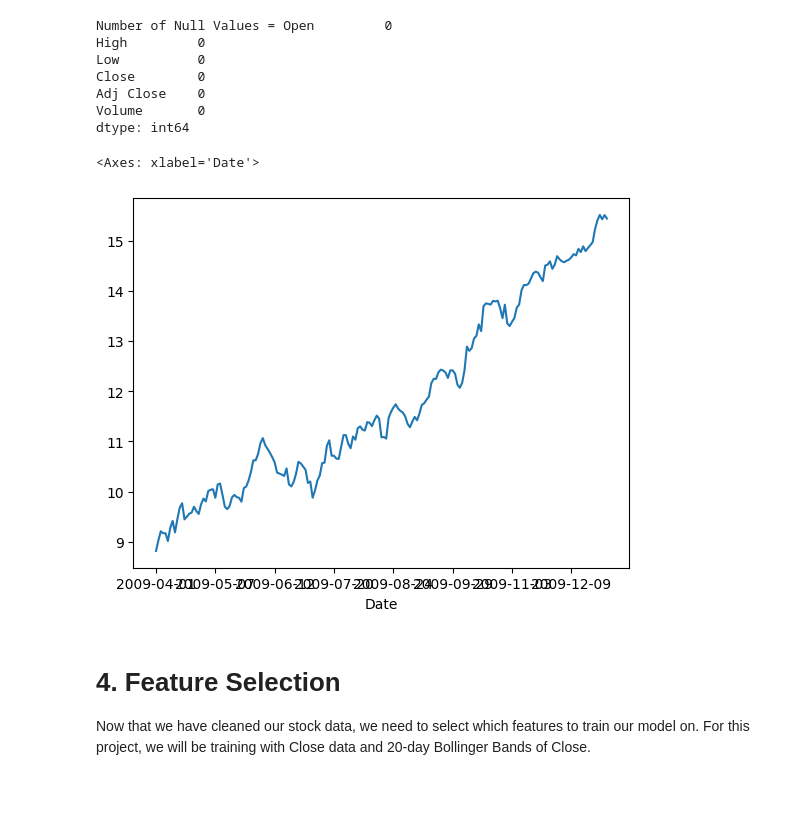
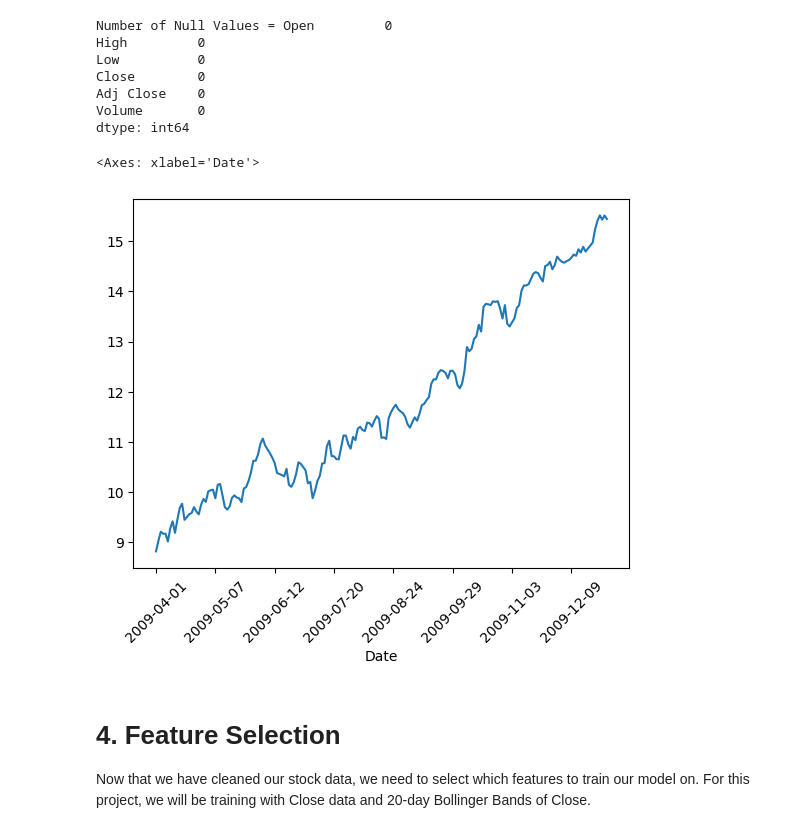
Before and after one commit to bigboy92/fend-matching-game, a Jupyter notebook: project_nb.ipynb, the cells around one changed output. Cells and saved outputs as stored; diff of their text form; code cells hidden in the pictures; blank space fills up the shorter version.

```diff
--- a/project_nb.ipynb
+++ b/project_nb.ipynb
@@ -134,10 +94,10 @@ Volume       0
 dtype: int64
 # %%
 # Plot the cleaned Close Data
-data['Close'].plot()
+data['Close'].plot(rot=45)
 # %% [output]
 <Axes: xlabel='Date'>
-[figure, old version]
+[figure, new version]
 # %% [markdown]
 # 4. Feature Selection
 Now that we have cleaned our stock data, we need to select which features to train our model on. For this project, we will be training with Close data and 20-day Bollinger Bands of Close.
```
Also changed, not shown: parts of 27 cells of this notebook.
